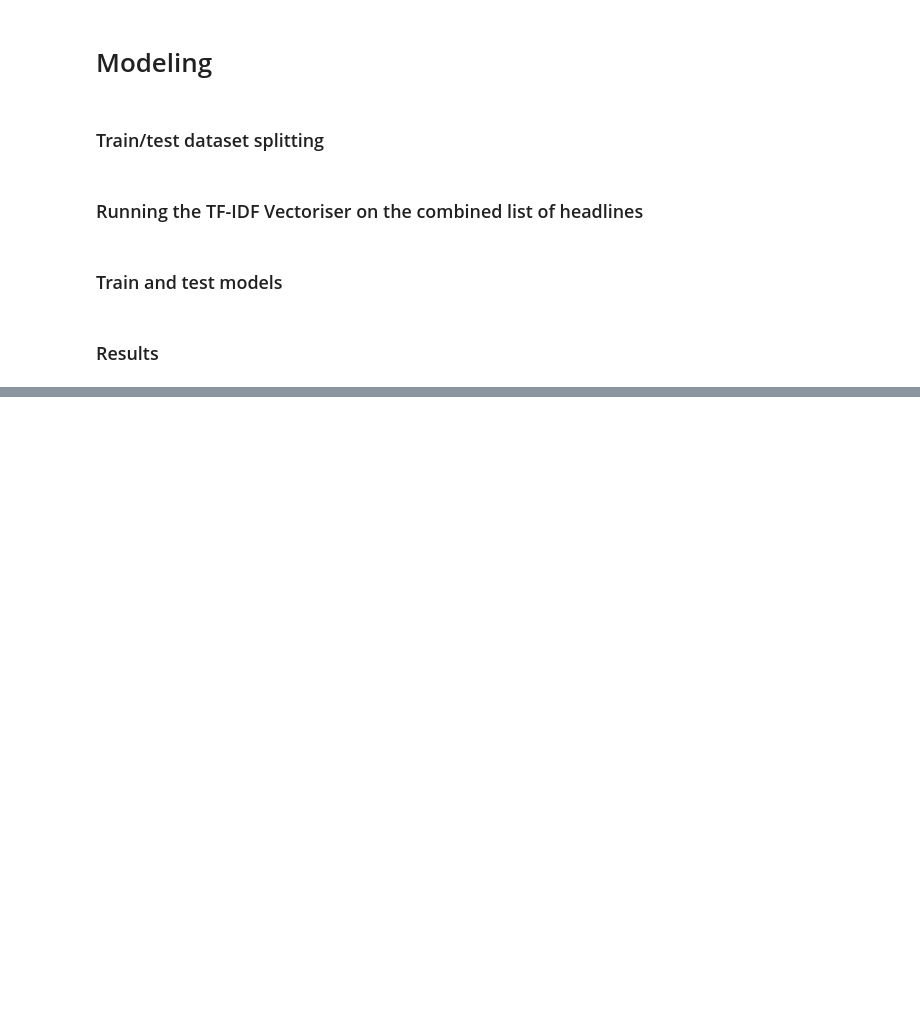
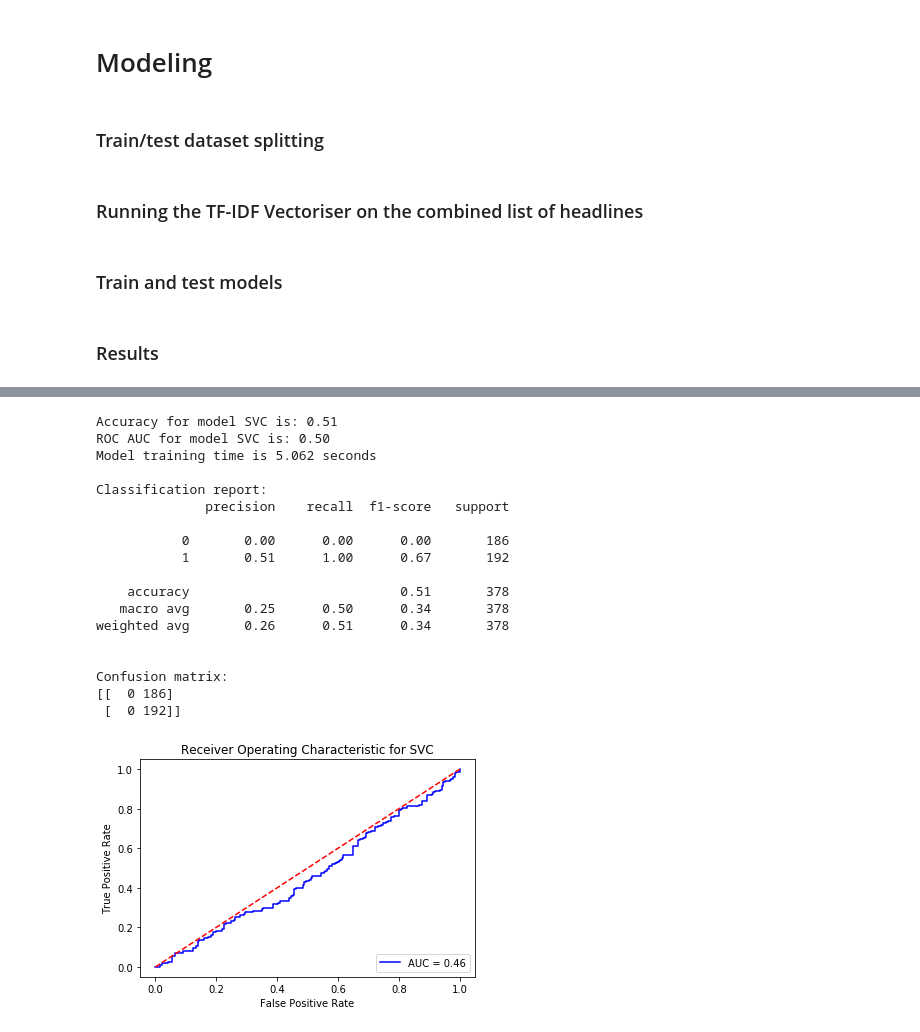
Before and after one commit to PreciousEnahoro/Academic-Projects, a Jupyter notebook: Practical Data Science/Sprint 3/NLP Stock Market Prediction - TF-IDF Vectoriser.ipynb, the cells around one changed output, grey strips where cells are left out. Cells and saved outputs as stored; diff of their text form; code cells hidden in the pictures; blank space fills up the shorter version.

```diff
--- a/Practical Data Science/Sprint 3/NLP Stock Market Prediction - TF-IDF Vectoriser.ipynb
+++ b/Practical Data Science/Sprint 3/NLP Stock Market Prediction - TF-IDF Vectoriser.ipynb
@@ -126,14 +130,25 @@ for row in range(0,len(X_test.index)):
     testheadlines.append(' '.join(str(x) for x in X_test.iloc[row,0:25]))
 
 
-vectorizer = TfidfVectorizer(ngram_range=(1,1), stop_words='english') #smooth_idf=False, sublinear_tf=False, norm=None, analyzer='word')
+vectorizer = TfidfVectorizer(ngram_range=(1,1), stop_words='english', smooth_idf=False, sublinear_tf=False, norm=None, analyzer='word')
 
 X_train = vectorizer.fit_transform(headlines)
 X_test = vectorizer.transform(testheadlines)
 # %% [markdown]
 ### Train and test models
 # %%
-models = ['RF','XGB','LogReg','MLP']
+def ROCplot(modelType,y_test,y_score):
+    fpr, tpr, thresholds = roc_curve(y_test, y_score)
+    roc_auc = auc(fpr,tpr)
+    plt.title('Receiver Operating Characteristic for %s'%(modelType))
+    plt.plot(fpr, tpr, 'b', label='AUC = %0.2f'% roc_auc)
+    plt.legend(loc='lower right')
+    plt.plot([0,1],[0,1],'r--')
+    plt.ylabel('True Positive Rate')
+    plt.xlabel('False Positive Rate')
+    plt.show()
+
+models = ['RF','XGB','LogReg','SVC','MLP']
 
 def predModel(X_train, y_train, X_test, y_test, modelType=models[0]):
     if modelType not in models:
@@ -142,11 +157,14 @@ def predModel(X_train, y_train, X_test, y_test, modelType=models[0]):
 
     start_time = time.time()
     if modelType == models[0]:
-        rf = RandomForestClassifier(n_jobs=2, random_state=0)
+        rf = RandomForestClassifier()
         rf.fit(X_train, y_train)
         end_time = time.time()
         # predict for X_test
         y_pred = rf.predict(X_test)
+        # predict probabilities for test data
+        ## keep probabilities for positive class only
+        y_score = rf.predict_proba(X_test)[:,1]
 
     elif modelType == models[1]:
         xgb = XGBClassifier(objective = 'binary:logistic')
@@ -154,6 +172,9 @@ def predModel(X_train, y_train, X_test, y_test, modelType=models[0]):
         end_time = time.time()
         # predict for X_test
         y_pred = xgb.predict(X_test)
+        # predict probabilities for test data
+        ## keep probabilities for positive class only
+        y_score = xgb.predict_proba(X_test)[:,1]
 
     elif modelType == models[2]:
         lg = LogisticRegression(penalty='l1', C=1.5, solver='liblinear', max_iter=100, n_jobs=-1)
@@ -161,13 +182,27 @@ def predModel(X_train, y_train, X_test, y_test, modelType=models[0]):
         end_time = time.time()
         # predict for X_test
         y_pred = lg.predict(X_test)
+        # predict probabilities for test data
+        y_score = lg.decision_function(X_test)
 
     elif modelType == models[3]:
+        clf = SVC(gamma='auto')
+        clf.fit(X_train, y_train)
+        end_time = time.time()
+        # predict for X_test
+        y_pred = clf.predict(X_test)
+        # predict probabilities for test data
+        y_score = clf.decision_function(X_test)
+
+    elif modelType == models[4]:
         clf = MLPClassifier(solver='lbfgs', alpha=1e-5, hidden_layer_sizes=(5, 2), random_state=1)
         clf.fit(X_train, y_train)
         end_time = time.time()
         # predict for X_test
         y_pred = clf.predict(X_test)
+        # predict probabilities for test data
+        ## keep probabilities for positive class only
+        y_score = clf.predict_proba(X_test)[:,1]
 
     print('Accuracy for model %s is: %.2f'%(modelType,accuracy_score(y_test,y_pred)))
     print('ROC AUC for model %s is: %.2f'%(modelType,roc_auc_score(y_test, y_pred)))
@@ -176,6 +211,7 @@ def predModel(X_train, y_train, X_test, y_test, modelType=models[0]):
     print(classification_report(y_test, y_pred))
     print('\nConfusion matrix:')
     print(confusion_matrix(y_test,y_pred))
+    ROCplot(modelType,y_test,y_score)
 # %% [markdown]
 ### Results
 # %%
@@ -244,3 +283,25 @@ Confusion matrix:
+# %%
+predModel(X_train, y_train, X_test, y_test, modelType='SVC')
+# %% [output]
+Accuracy for model SVC is: 0.51
+ROC AUC for model SVC is: 0.50
+Model training time is 5.062 seconds
+
+Classification report:
+              precision    recall  f1-score   support
+
+           0       0.00      0.00      0.00       186
+           1       0.51      1.00      0.67       192
+
+    accuracy                           0.51       378
+   macro avg       0.25      0.50      0.34       378
+weighted avg       0.26      0.51      0.34       378
+
+
+Confusion matrix:
+[[  0 186]
+ [  0 192]]
+[figure, added]
 # %%
 predModel(X_train, y_train, X_test, y_test, modelType='MLP')
 # %% [output]
```
Also changed, not shown: parts of 5 cells of this notebook, 4 other files.
